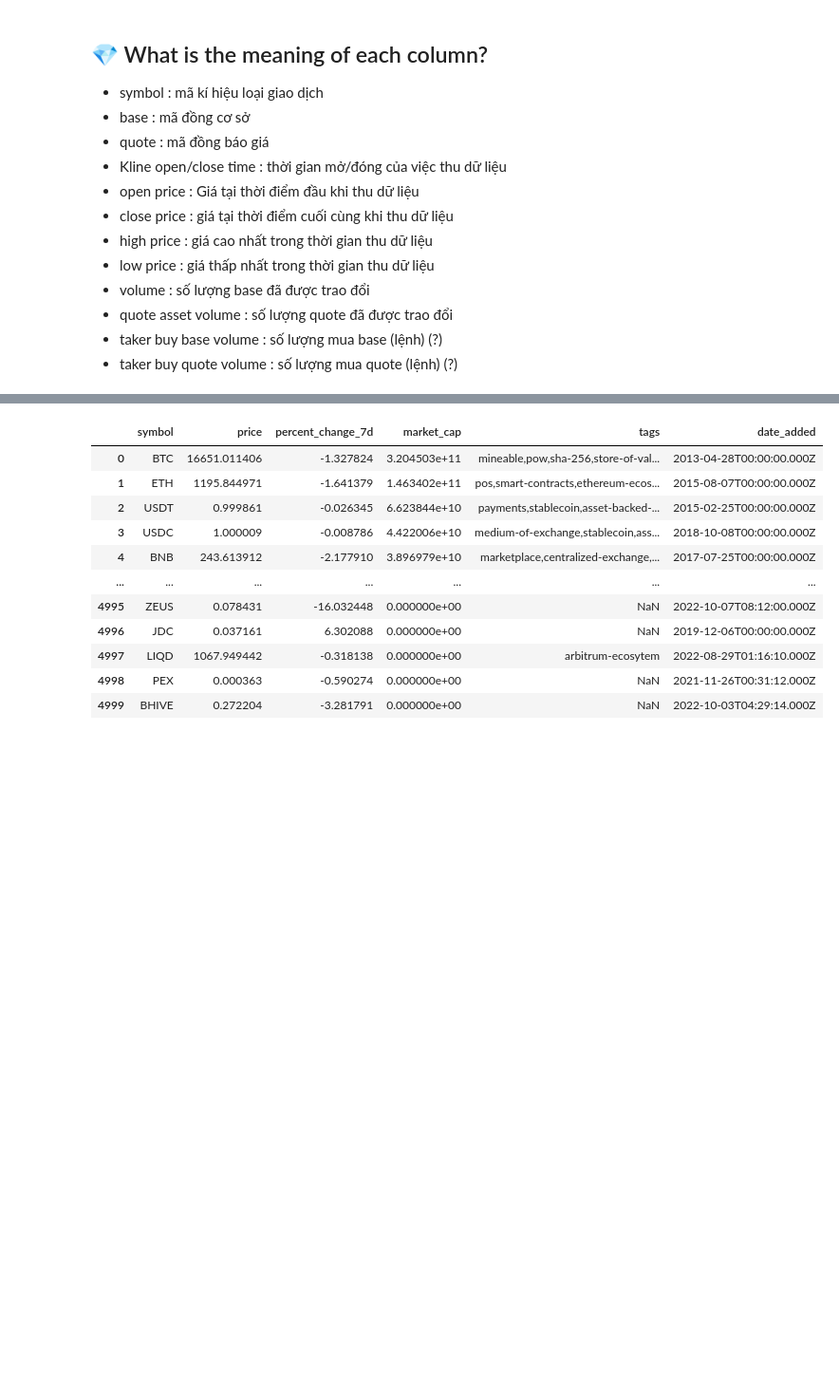
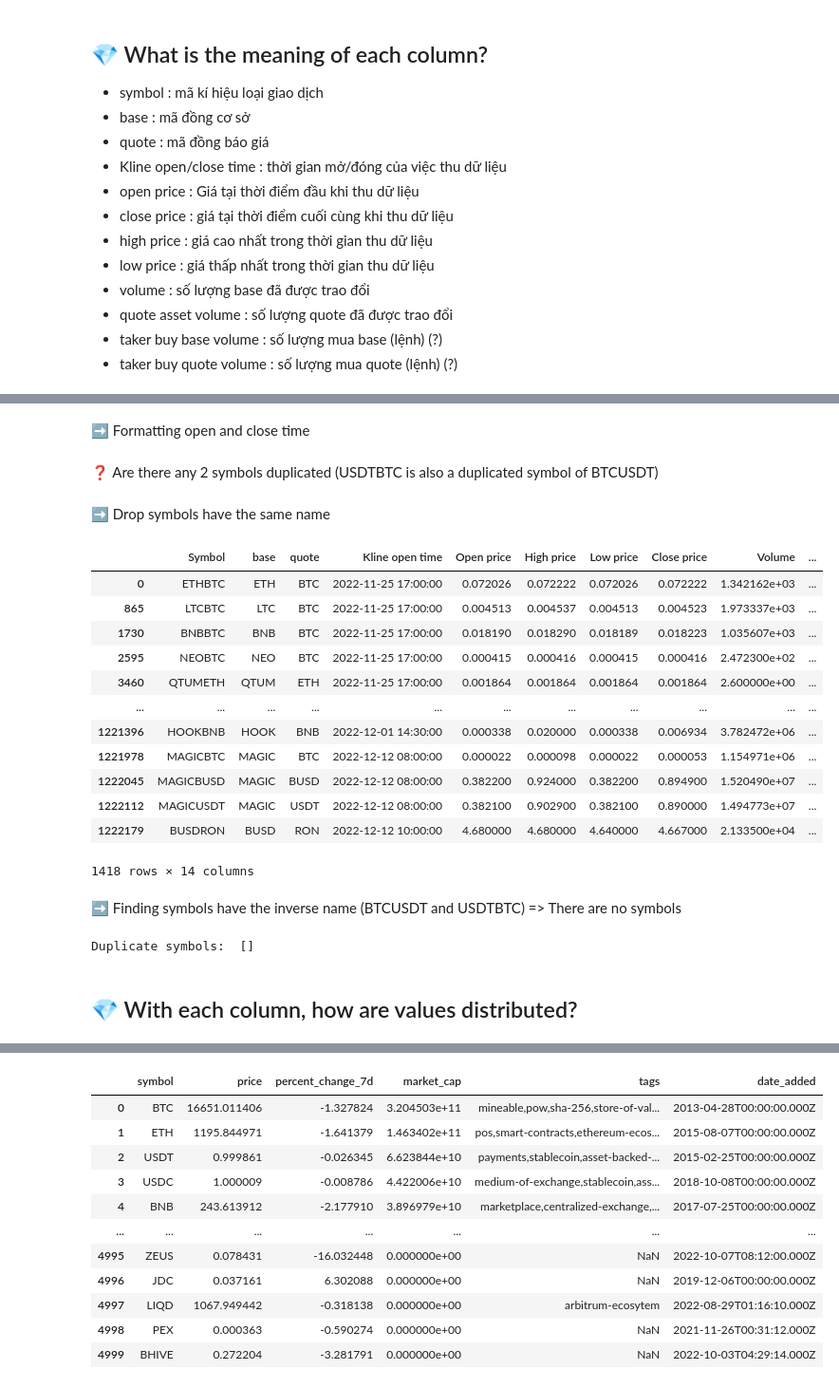
Before and after one commit to nhatruong1009/CryptoPrediction, a Jupyter notebook: src/exploring/Q_Data_Exploration.ipynb, the cells around one changed output, grey strips where cells are left out. Shown: that part at 95% size. Drawn from its saved outputs; the diff is of its cells as text; code cells hidden in the pictures; blank space fills up the shorter version.

```diff
--- a/src/exploring/Q_Data_Exploration.ipynb
+++ b/src/exploring/Q_Data_Exploration.ipynb
@@ -6,6 +8,6 @@ import plotly.express as px
 # %%
-data = pandas.read_csv('../../datastore/prices.csv')
-data
+prices = pandas.read_csv('../../datastore/prices.csv')
+prices
 # %% [output]
 |  | Symbol | base | quote | Kline open time | Open price | High price | Low price | Close price | Volume | ... |
 | 0 | ETHBTC | ETH | BTC | 1669395600000 | 0.072026 | 0.072222 | 0.072026 | 0.072222 | 1342.1624 | ... |
@@ -36,0 +79,45 @@ data
+# %% [markdown]
+<p style="margin-left:2rem">➡️ Formatting open and close time</p>
+# %%
+prices["Kline open time"] = pandas.to_datetime(prices["Kline open time"], unit='ms')
+prices["Kline Close time"] = pandas.to_datetime(prices["Kline Close time"], unit='ms')
+# %% [markdown]
+<p style="margin-left:1rem">❓ Are there any 2 symbols duplicated (USDTBTC is also a duplicated symbol of BTCUSDT)</p>
+# %% [markdown]
+<p style="margin-left:2rem">➡️ Drop symbols have the same name</p>
+# %%
+drop_dupl_symbol_df = prices.drop_duplicates(subset='Symbol')
+drop_dupl_symbol_df
+# %% [output]
+|  | Symbol | base | quote | Kline open time | Open price | High price | Low price | Close price | Volume | ... |
+| 0 | ETHBTC | ETH | BTC | 2022-11-25 17:00:00 | 0.072026 | 0.072222 | 0.072026 | 0.072222 | 1.342162e+03 | ... |
+| 865 | LTCBTC | LTC | BTC | 2022-11-25 17:00:00 | 0.004513 | 0.004537 | 0.004513 | 0.004523 | 1.973337e+03 | ... |
+| 1730 | BNBBTC | BNB | BTC | 2022-11-25 17:00:00 | 0.018190 | 0.018290 | 0.018189 | 0.018223 | 1.035607e+03 | ... |
+| 2595 | NEOBTC | NEO | BTC | 2022-11-25 17:00:00 | 0.000415 | 0.000416 | 0.000415 | 0.000416 | 2.472300e+02 | ... |
+| 3460 | QTUMETH | QTUM | ETH | 2022-11-25 17:00:00 | 0.001864 | 0.001864 | 0.001864 | 0.001864 | 2.600000e+00 | ... |
+| ... | ... | ... | ... | ... | ... | ... | ... | ... | ... | ... |
+| 1221396 | HOOKBNB | HOOK | BNB | 2022-12-01 14:30:00 | 0.000338 | 0.020000 | 0.000338 | 0.006934 | 3.782472e+06 | ... |
+| 1221978 | MAGICBTC | MAGIC | BTC | 2022-12-12 08:00:00 | 0.000022 | 0.000098 | 0.000022 | 0.000053 | 1.154971e+06 | ... |
+| 1222045 | MAGICBUSD | MAGIC | BUSD | 2022-12-12 08:00:00 | 0.382200 | 0.924000 | 0.382200 | 0.894900 | 1.520490e+07 | ... |
+| 1222112 | MAGICUSDT | MAGIC | USDT | 2022-12-12 08:00:00 | 0.382100 | 0.902900 | 0.382100 | 0.890000 | 1.494773e+07 | ... |
+| 1222179 | BUSDRON | BUSD | RON | 2022-12-12 10:00:00 | 4.680000 | 4.680000 | 4.640000 | 4.667000 | 2.133500e+04 | ... |
+1418 rows × 14 columns
+# %% [markdown]
+<p style="margin-left:2rem">➡️ Finding symbols have the inverse name (BTCUSDT and USDTBTC) => There are no symbols </p>
+# %%
+duplicate_symbol = []
+
+def find_dupl(row):
+    matches = drop_dupl_symbol_df.apply(lambda x: x['base'] == row['quote'] and x['quote'] == row['base'], axis=1)
+    if matches.any():
+        duplicate_symbol.append(row['Symbol'])
+    return row
+
+
+drop_dupl_symbol_df.apply(find_dupl, axis=1)
+
+print("Duplicate symbols: ", duplicate_symbol)
+# %% [output]
+Duplicate symbols:  []
+# %% [markdown]
+## 💎 With each column, how are values distributed?
```
Also changed, not shown: parts of 44 cells of this notebook.
